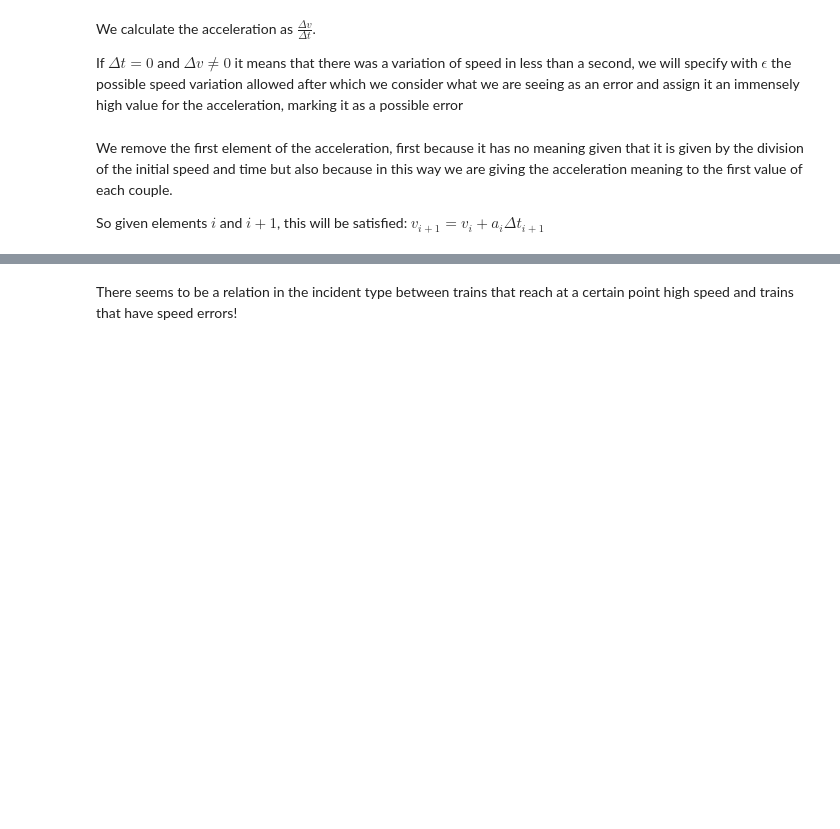
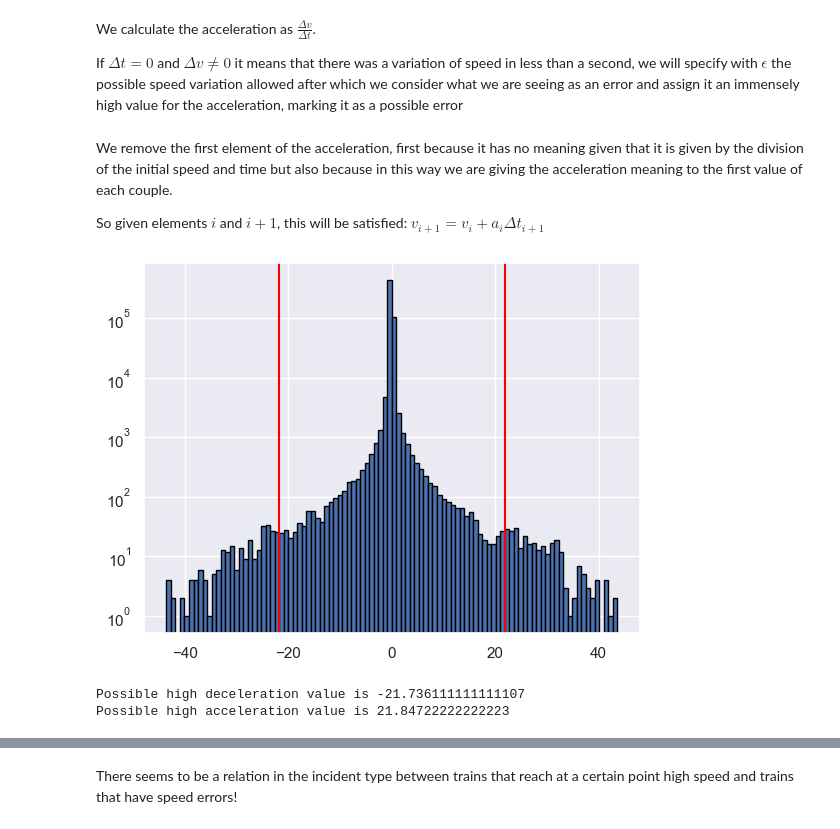
Before and after one commit to Carda01/SNCB_IncidentClassifier, a Jupyter notebook: pre_data_analysis/events_analysis.ipynb, the cells around one changed output, grey strips where cells are left out. Cells and saved outputs as stored; diff of their text form; code cells hidden in the pictures; blank space fills up the shorter version.

```diff
--- a/pre_data_analysis/events_analysis.ipynb
+++ b/pre_data_analysis/events_analysis.ipynb
@@ -135,16 +134,16 @@ def get_records_that_stopped_before_epsilon(dataframe, epsilon):
 records_stop_log_before_0 = get_records_that_stopped_before_epsilon(df, 0)
 last_second_logged = records_stop_log_before_0['seconds_to_incident_sequence'].apply(lambda x: -x[-1])
 
-bins = np.logspace(0, 15, num=15, base=2, dtype='int')
-bins[-2] = max(last_second_logged) + 1
-bins[-1] = 16000
+quarter = np.logspace(0, 15, num=15, base=2, dtype='int')
+quarter[-2] = max(last_second_logged) + 1
+quarter[-1] = 16000
 
-for epsilon in bins:
+for epsilon in quarter:
     print(f"Number of rows that stopped logging from {epsilon} seconds before the zero: {len(get_records_that_stopped_before_epsilon(df, -epsilon))}")
 
 fig, ax = plt.subplots(figsize=(5, 5))
 ax.yaxis.set_major_locator(MaxNLocator(integer=True))
-plt.hist(last_second_logged, bins=bins, edgecolor='black', alpha=0.7, cumulative=-1)
+plt.hist(last_second_logged, bins=quarter, edgecolor='black', alpha=0.7, cumulative=-1)
 plt.show()
 # %% [output]
 Number of rows that stopped logging from 1 seconds before the zero: 18
@@ -225,3 +224,23 @@ df.acceleration = df.acceleration.apply(lambda row: row[1:])
 We remove the first element of the acceleration, first because it has no meaning given that it is given by the division of the initial speed and time but also because in this way we are giving the acceleration meaning to the first value of each couple.
 
 So given elements $i$ and $i+1$, this will be satisfied: $v_{i+1} = v_{i} + a_i  \Delta t_{i+1}$
+# %%
+all_accelerations = np.concatenate(df.acceleration.values)
+all_accelerations = np.delete(all_accelerations, np.where(all_accelerations == MAX_ACCELERATION))
+
+max_value = np.max(all_accelerations)
+min_value = np.min(all_accelerations)
+quarter = (max_value - min_value)/4
+high_deceleration = min_value + quarter
+high_acceleration = min_value + 3*quarter
+plt.hist(all_accelerations, bins=100, edgecolor='black')
+plt.axvline(high_deceleration, color='red')
+plt.axvline(high_acceleration, color='red')
+plt.yscale('log')
+plt.show()
+print(f"Possible high deceleration value is {high_deceleration}")
+print(f"Possible high acceleration value is {high_acceleration}")
+# %% [output]
+[figure, added]
+Possible high deceleration value is -21.736111111111107
+Possible high acceleration value is 21.84722222222223
```
Also changed, not shown: parts of 12 cells of this notebook.
